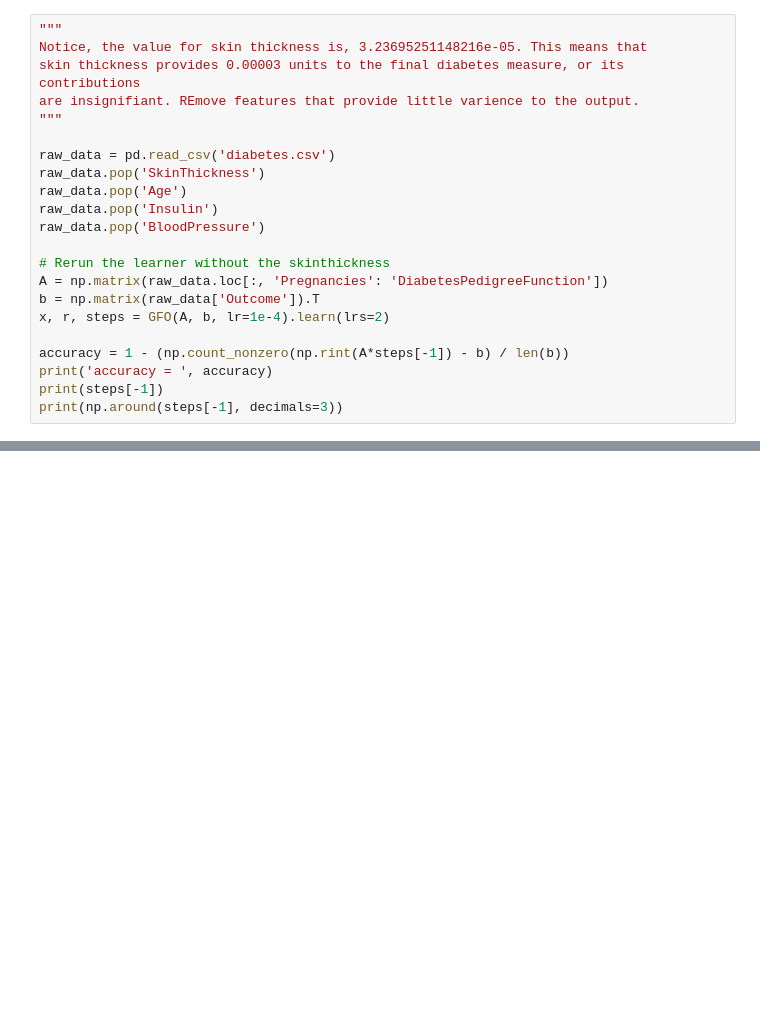
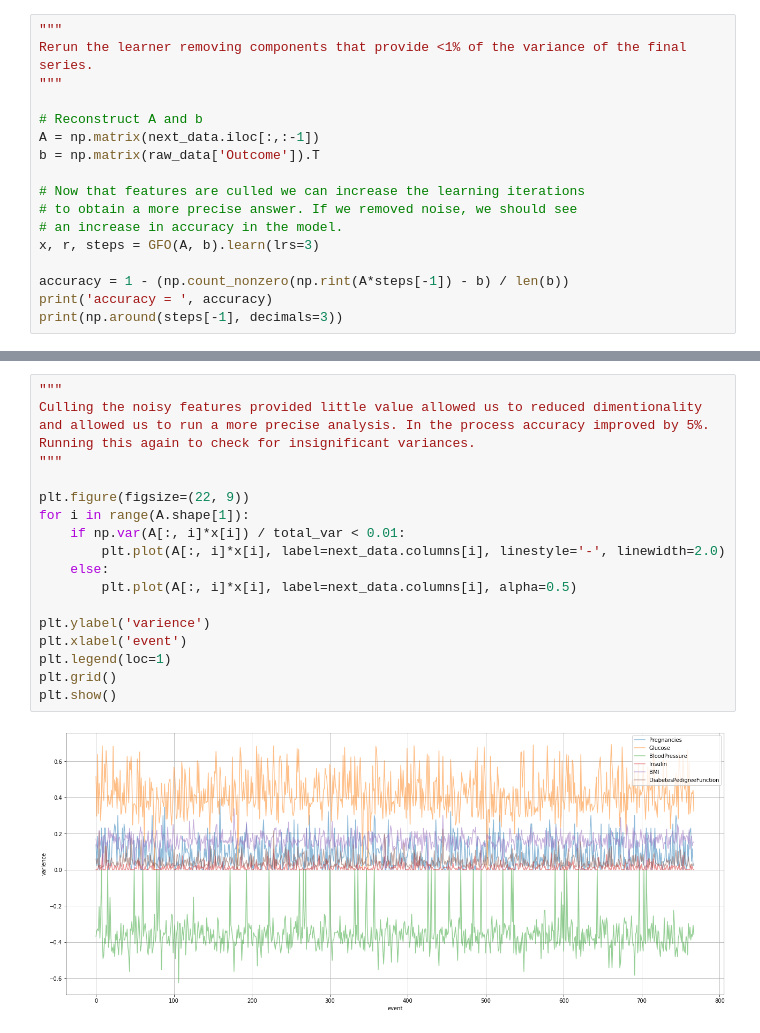
Before and after one commit to wshclth/gfo, a Jupyter notebook: diabetes.ipynb, the cells around one changed output, grey strips where cells are left out. Drawn from its saved outputs; the diff is of its cells as text; blank space fills up the shorter version.

```diff
--- a/diabetes.ipynb
+++ b/diabetes.ipynb
@@ -94,23 +105,19 @@ Age 4.0711615516693085e-05
 # %%
 """
-Notice, the value for skin thickness is, 3.23695251148216e-05. This means that
-skin thickness provides 0.00003 units to the final diabetes measure, or its contributions
-are insignifiant. REmove features that provide little varience to the output.
+Rerun the learner removing components that provide <1% of the variance of the final
+series.
 """
 
-raw_data = pd.read_csv('diabetes.csv')
-raw_data.pop('SkinThickness')
-raw_data.pop('Age')
-raw_data.pop('Insulin')
-raw_data.pop('BloodPressure')
+# Reconstruct A and b
+A = np.matrix(next_data.iloc[:,:-1])
+b = np.matrix(raw_data['Outcome']).T
 
-# Rerun the learner without the skinthickness
-A = np.matrix(raw_data.loc[:, 'Pregnancies': 'DiabetesPedigreeFunction'])
-b = np.matrix(raw_data['Outcome']).T
-x, r, steps = GFO(A, b, lr=1e-4).learn(lrs=2)
+# Now that features are culled we can increase the learning iterations
+# to obtain a more precise answer. If we removed noise, we should see
+# an increase in accuracy in the model.
+x, r, steps = GFO(A, b).learn(lrs=3)
 
 accuracy = 1 - (np.count_nonzero(np.rint(A*steps[-1]) - b) / len(b))
 print('accuracy = ', accuracy)
-print(steps[-1])
 print(np.around(steps[-1], decimals=3))
 # %% [output]
@@ -118,0 +134,21 @@ global_epoch= 8 local plane= 1 res= 12.062638866674894
+# %%
+"""
+Culling the noisy features provided little value allowed us to reduced dimentionality
+and allowed us to run a more precise analysis. In the process accuracy improved by 5%.
+Running this again to check for insignificant variances.
+"""
+
+plt.figure(figsize=(22, 9))
+for i in range(A.shape[1]):
+    if np.var(A[:, i]*x[i]) / total_var < 0.01:
+        plt.plot(A[:, i]*x[i], label=next_data.columns[i], linestyle='-', linewidth=2.0)
+    else:
+        plt.plot(A[:, i]*x[i], label=next_data.columns[i], alpha=0.5)
+
+plt.ylabel('varience')
+plt.xlabel('event')
+plt.legend(loc=1)
+plt.grid()
+plt.show()
+# %% [output]
+[figure, added]
```
Also changed, not shown: parts of 4 cells of this notebook.
